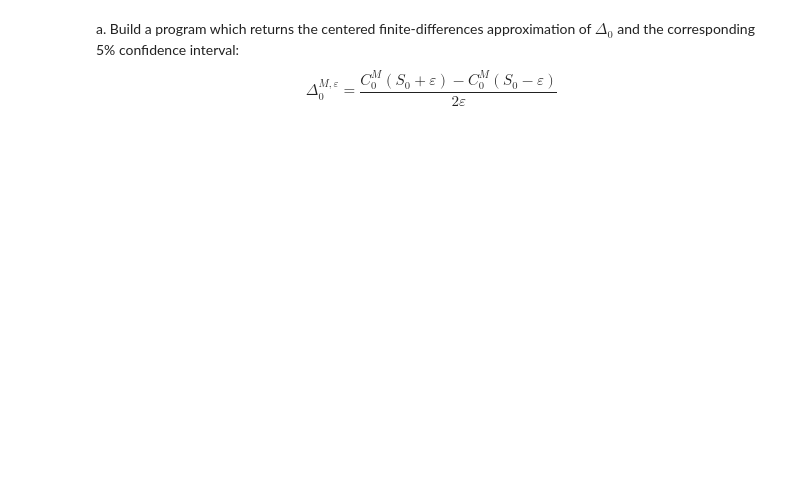
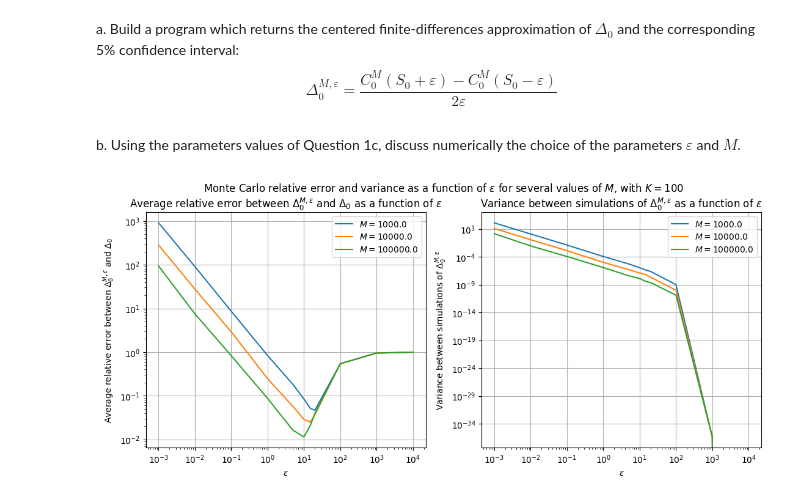
Before and after one commit to lucas-levy/stochastic-calculus, a Jupyter notebook: cps3-MonteCarlo/cps3_1_levy.ipynb, the cells around one changed output. Saved outputs shown, nothing was run; the diff lists cells and outputs as text; code cells hidden in the pictures; blank space fills up the shorter version.

```diff
--- a/cps3-MonteCarlo/cps3_1_levy.ipynb
+++ b/cps3-MonteCarlo/cps3_1_levy.ipynb
@@ -118,3 +167,48 @@ $$\Delta^{M,\varepsilon}_0 = \frac{C_0^M(S_0+\varepsilon) - C_0^M(S_0-\varepsilo
 def Delta_MC(r, sigma, S_0, T, K, M, eps):
 
     return (CM_0(r, sigma, S_0+eps, T, K, M) - CM_0(r, sigma, S_0-eps, T, K, M)) / (2*eps)
+# %% [markdown]
+b. Using the parameters values of Question 1c, discuss numerically the
+choice of the parameters $\varepsilon$ and $M$.
+# %%
+fig, (ax1, ax2) = plt.subplots(1, 2, sharex=True, figsize=(13, 5))
+
+EPS = [1e-3, 1e-2, 1e-1, 1, 5, 1e1, 15, 20, 1e2, 1e3, 1e4]
+N_SIMUS = 100
+k = 100
+
+for M in [1e3, 1e4, 1e5]:
+
+    D = Delta_0(R, SIGMA, S_0, T, k)
+
+    # For each value of eps and M, we repeat several times the simulation
+    MC_simulations = np.zeros((N_SIMUS, len(EPS)))
+    for i in range(N_SIMUS):
+        MC_simulations[i] = np.array([Delta_MC(R, SIGMA, S_0, T, k, M, eps) for eps in EPS])
+
+    average_relative_error = np.mean(abs((MC_simulations - D)/D), axis=0)
+    simulations_variance = np.var(MC_simulations, axis=0)
+
+    ax1.plot(EPS, average_relative_error, label=f"$M={M}$")
+    ax2.plot(EPS, simulations_variance, label=f"$M={M}$")
+
+ax1.set_xscale("log")
+ax1.set_yscale("log")
+ax1.set_xlabel("$\epsilon$")
+ax1.set_ylabel("Average relative error between $\Delta^{M,\epsilon}_0$ and $\Delta_0$")
+ax1.set_title("Average relative error between $\Delta^{M,\epsilon}_0$ and $\Delta_0$ as a function of $\epsilon$")
+ax1.grid()
+ax1.legend()
+
+ax2.set_xscale("log")
+ax2.set_yscale("log")
+ax2.set_xlabel("$\epsilon$")
+ax2.set_ylabel("Variance between simulations of $\Delta^{M,\epsilon}_0$")
+ax2.set_title("Variance between simulations of $\Delta^{M,\epsilon}_0$ as a function of $\epsilon$")
+ax2.grid()
+ax2.legend()
+
+fig.suptitle(f"Monte Carlo relative error and variance as a function of $\epsilon$ for several values of $M$, with $K=100$")
+plt.show()
+# %% [output]
+[figure, added]
```
Also changed, not shown: parts of 29 cells of this notebook, 2 other files.
